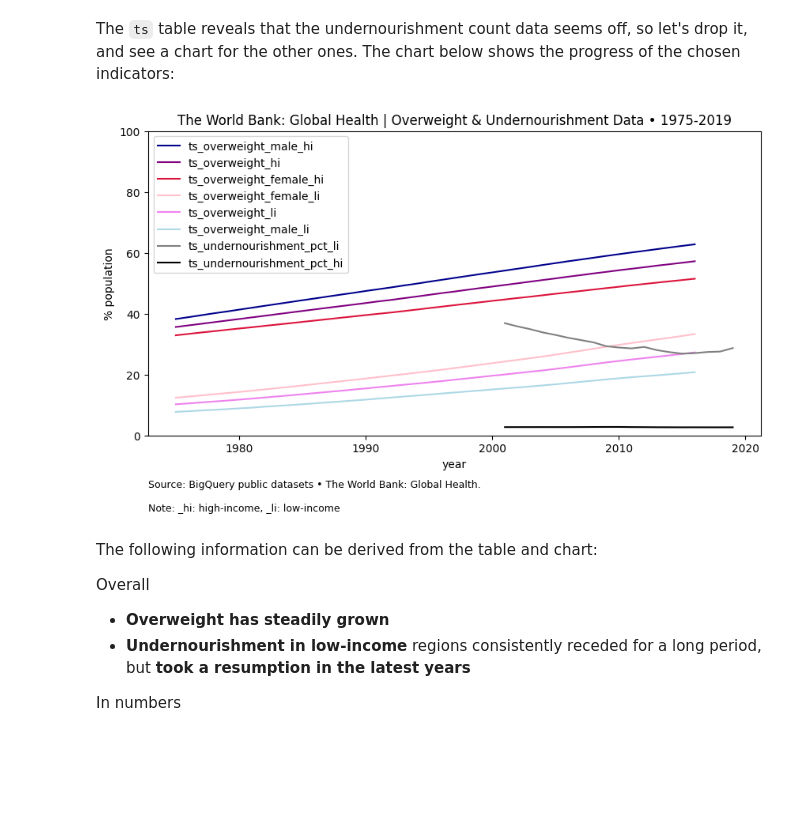
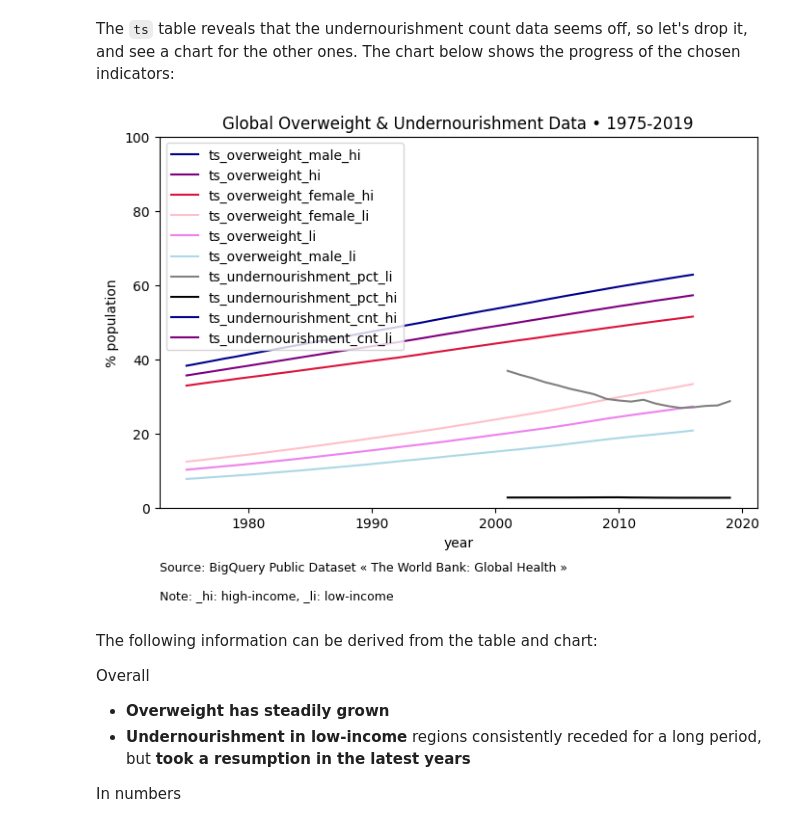
Before and after one commit to isis-santos-costa/the-world-bank-global-health, a Jupyter notebook: global-overweight-undernourishment.ipynb, the cells around one changed output. Drawn from its saved outputs; the diff is of its cells as text; code cells hidden in the pictures; blank space fills up the shorter version.

Commit message:
Kaggle Notebook | Time Series • The World Bank: Global Health | v. 32

```diff
--- a/global-overweight-undernourishment.ipynb
+++ b/global-overweight-undernourishment.ipynb
@@ -364,38 +390,38 @@ ts_overweight       = ts.iloc[:-4].sort_values(by=2001, ascending=False)
 ts_undernourishment = ts.iloc[-4:].sort_values(by=2001, ascending=False)
 ts = pd.concat([ts_overweight, ts_undernourishment])
 
 # Dropping the last 2 rows, undernourishment count in high-income, and low-income regions
-ts = ts[:-2]
+# ts = ts[:-2]
 
 # Importing library, drawing chart
 from matplotlib import pyplot as plt
 
 colors     = ['darkblue', 'purple', 'crimson', 'pink', 'violet', 'lightblue', 'gray', 'black' ]
 linestyles = ['-'       , '--'    , '-'      , '--'  , '-'     , '--'       , '-'   , '--'    ]
 markers    = ['+'       , '+'     , '+'      , ''    , ''      , ''         , ''    , '+'     ]
 
-ax = ts.T.plot(figsize=(10, 5), color=colors, linestyle='-', marker='')
+ax = ts.T.plot(figsize=(8, 5), color=colors, linestyle='-', marker='')
 
-ax.set_title('The World Bank: Global Health | Overweight & Undernourishment Data • 1975-2019')
+ax.set_title('Global Overweight & Undernourishment Data • 1975-2019')
 ax.set_ylabel('% population')
 ax.set_ylim(0,100)
 
-ax.annotate('Source: BigQuery public datasets • The World Bank: Global Health.' + '\n\n' + 'Note: _hi: high-income, _li: low-income',
+ax.annotate('Source: BigQuery Public Dataset « The World Bank: Global Health »' + '\n\n' + 'Note: _hi: high-income, _li: low-income',
             xy = (0.0, -0.2),
             xycoords='axes fraction',
             ha='left',
             va="center",
             fontsize=9)
 
 ax.legend(loc='upper left')  # ax.legend(loc='upper left', bbox_to_anchor=(1,1))
 
 plt.show()
 
 # Ref.:
 # Footnote below the chart: https://swdevnotes.com/python/2020/matplotlib_add_footnote/
 # https://sparkbyexamples.com/pandas/pandas-drop-last-n-rows-from-dataframe/
 # %% [output]
-[figure, old version]
+[figure, new version]
 # %% [markdown]
 The following information can be derived from the table and chart:
 
```
Also changed, not shown: parts of 9 cells of this notebook.
